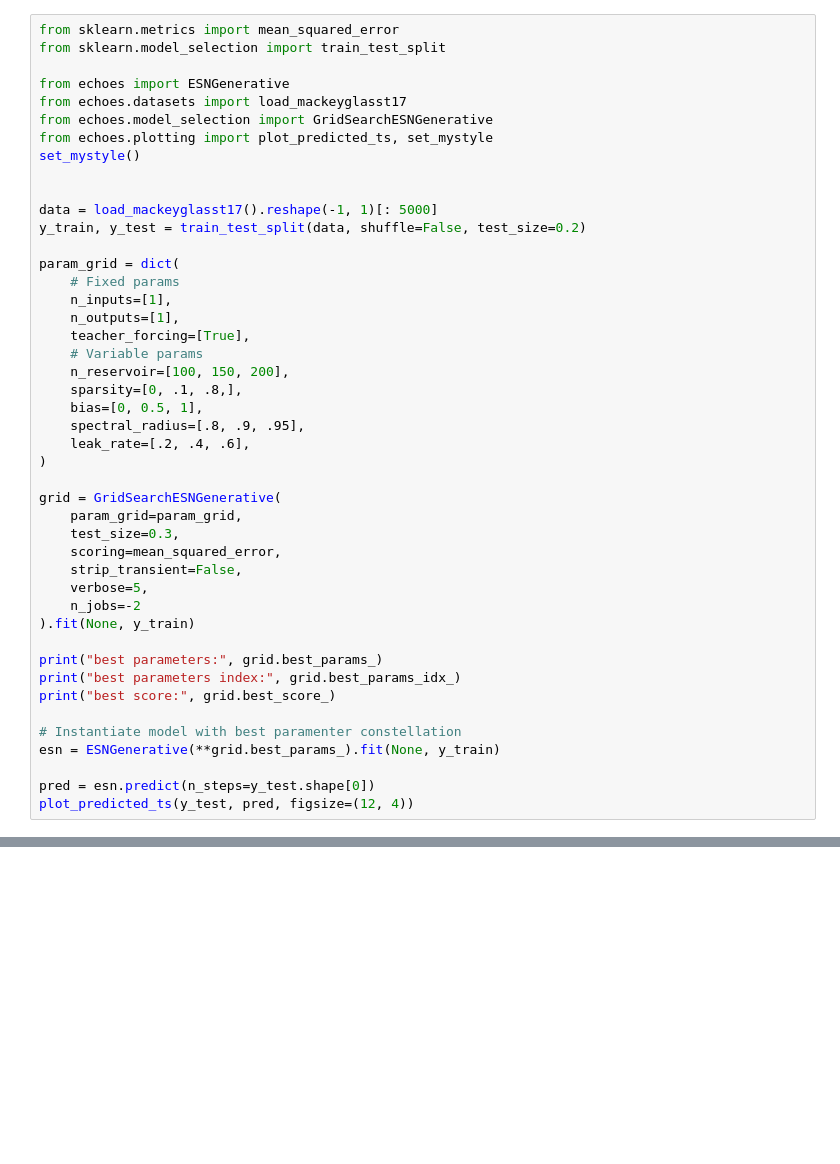
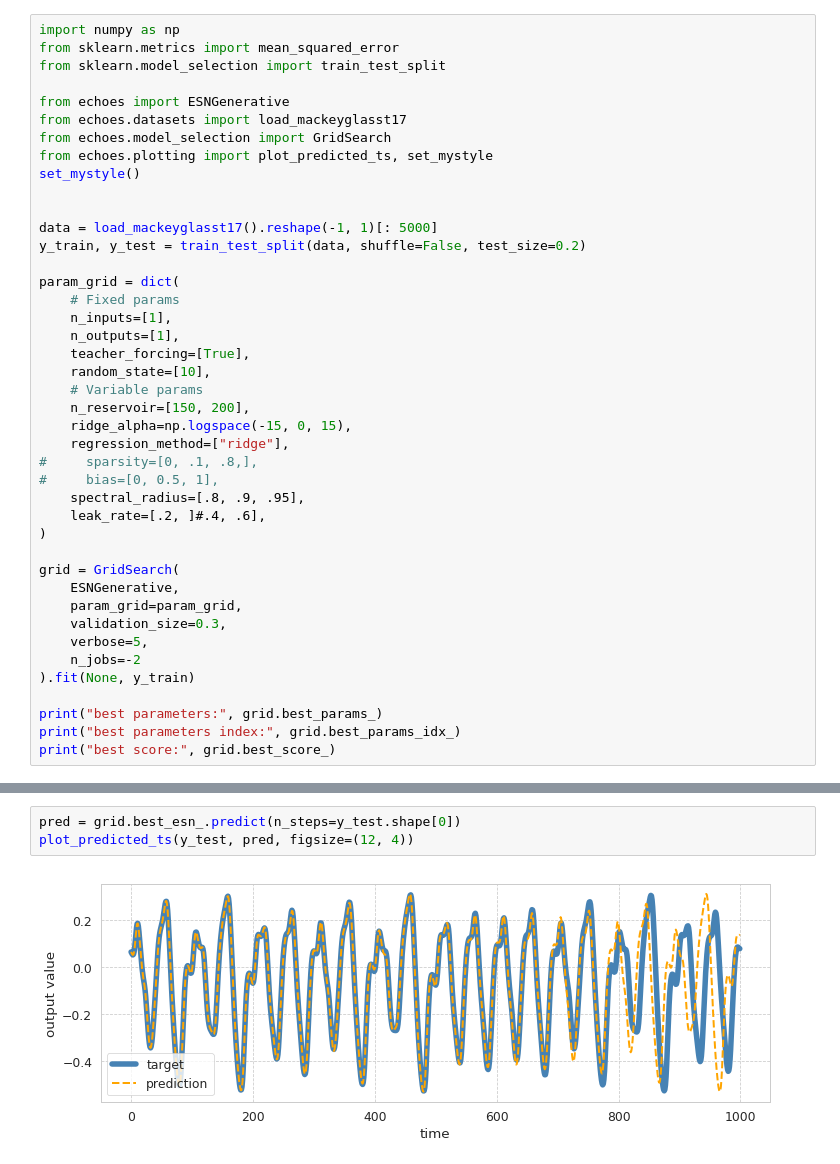
Before and after one commit to fabridamicelli/echoes, a Jupyter notebook: examples/notebooks/gridsearch_generative.ipynb, the cells around one changed output, grey strips where cells are left out. Saved outputs shown, nothing was run; the diff lists cells and outputs as text; blank space fills up the shorter version.

```diff
--- a/examples/notebooks/gridsearch_generative.ipynb
+++ b/examples/notebooks/gridsearch_generative.ipynb
@@ -1,10 +1,11 @@
 # %%
+import numpy as np
 from sklearn.metrics import mean_squared_error
 from sklearn.model_selection import train_test_split
 
 from echoes import ESNGenerative
 from echoes.datasets import load_mackeyglasst17
-from echoes.model_selection import GridSearchESNGenerative
+from echoes.model_selection import GridSearch
 from echoes.plotting import plot_predicted_ts, set_mystyle
 set_mystyle()
 
@@ -17,19 +18,21 @@ param_grid = dict(
     n_inputs=[1],
     n_outputs=[1],
     teacher_forcing=[True],
+    random_state=[10],
     # Variable params
-    n_reservoir=[100, 150, 200],
-    sparsity=[0, .1, .8,],
-    bias=[0, 0.5, 1],
+    n_reservoir=[150, 200],
+    ridge_alpha=np.logspace(-15, 0, 15),
+    regression_method=["ridge"],
+#     sparsity=[0, .1, .8,],
+#     bias=[0, 0.5, 1],
     spectral_radius=[.8, .9, .95],
-    leak_rate=[.2, .4, .6],
+    leak_rate=[.2, ]#.4, .6],
 )
 
-grid = GridSearchESNGenerative(
+grid = GridSearch(
+    ESNGenerative,
     param_grid=param_grid,
-    test_size=0.3,
-    scoring=mean_squared_error,
-    strip_transient=False,
+    validation_size=0.3,
     verbose=5,
     n_jobs=-2
 ).fit(None, y_train)
@@ -37,12 +40,6 @@ grid = GridSearchESNGenerative(
 print("best parameters:", grid.best_params_)
 print("best parameters index:", grid.best_params_idx_)
 print("best score:", grid.best_score_)
-
-# Instantiate model with best paramenter constellation
-esn = ESNGenerative(**grid.best_params_).fit(None, y_train)
-
-pred = esn.predict(n_steps=y_test.shape[0])
-plot_predicted_ts(y_test, pred, figsize=(12, 4))
 # %% [output]
 [Parallel(n_jobs=-2)]: Using backend LokyBackend with 7 concurrent workers.
 [Parallel(n_jobs=-2)]: Done   4 tasks      | elapsed:    1.4s
@@ -56,3 +51,8 @@ best score: 0.00022124611007395115
+# %%
+pred = grid.best_esn_.predict(n_steps=y_test.shape[0])
+plot_predicted_ts(y_test, pred, figsize=(12, 4))
+# %% [output]
+[figure, added]
 # %%
 # We can export results as pandas DataFrame
 grid.to_dataframe().head()
```
Also changed, not shown: parts of 2 cells of this notebook, 14 other files.
